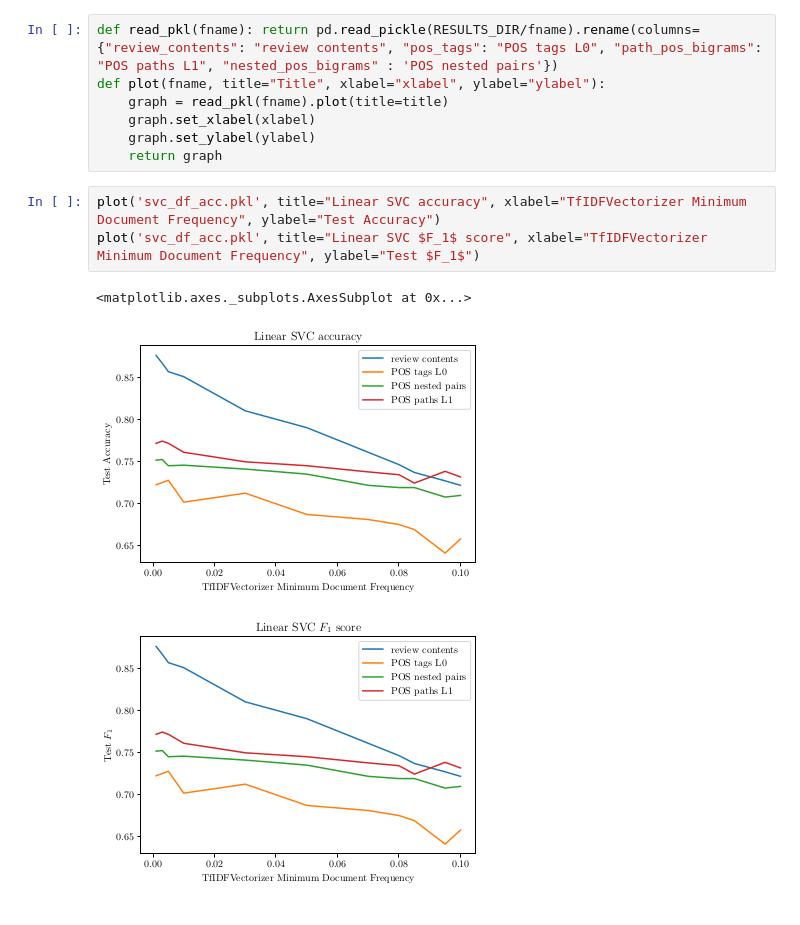
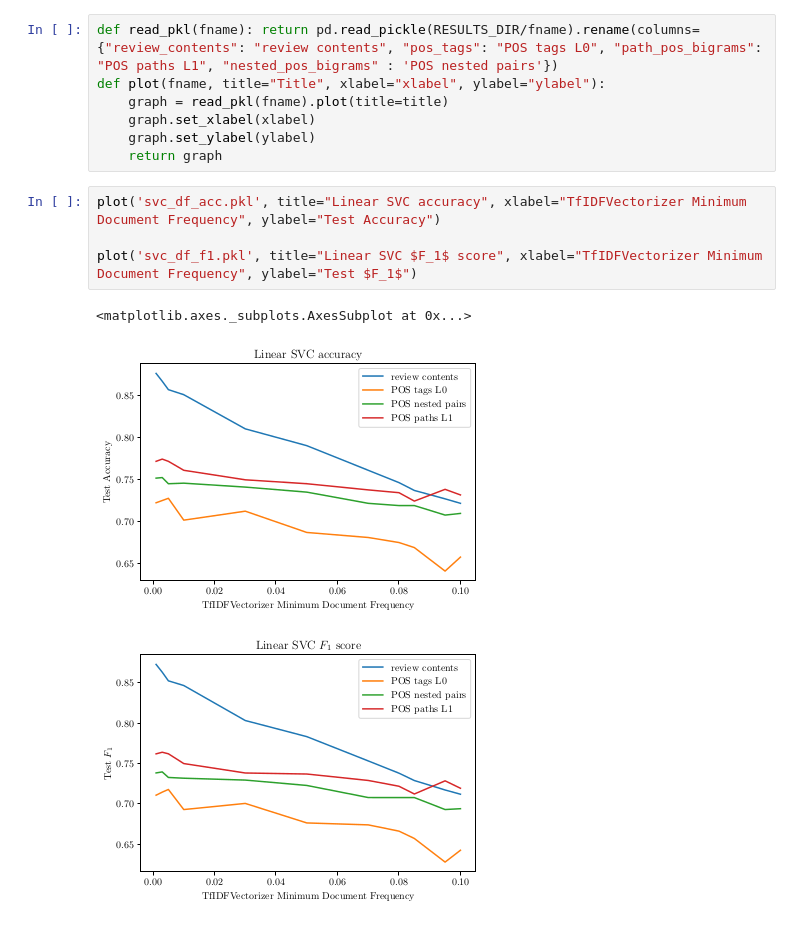
Before and after one commit to rvente/NLP-Final-Project, a Jupyter notebook: Code/orpheus/analysis/generate_charts.ipynb, the cells around one changed output. Saved outputs shown, nothing was run; the diff lists cells and outputs as text.

```diff
--- a/Code/orpheus/analysis/generate_charts.ipynb
+++ b/Code/orpheus/analysis/generate_charts.ipynb
@@ -30,10 +30,11 @@ def plot(fname, title="Title", xlabel="xlabel", ylabel="ylabel"):
     return graph
 # %%
 plot('svc_df_acc.pkl', title="Linear SVC accuracy", xlabel="TfIDFVectorizer Minimum Document Frequency", ylabel="Test Accuracy")
-plot('svc_df_acc.pkl', title="Linear SVC $F_1$ score", xlabel="TfIDFVectorizer Minimum Document Frequency", ylabel="Test $F_1$")
+
+plot('svc_df_f1.pkl', title="Linear SVC $F_1$ score", xlabel="TfIDFVectorizer Minimum Document Frequency", ylabel="Test $F_1$")
 # %% [output]
 <matplotlib.axes._subplots.AxesSubplot at 0x...>
 [figure]
-[figure, old version]
+[figure, new version]
 # %%
 plot('nb_df_acc.pkl', title="Naive Bayes accuracy", xlabel="TfIDFVectorizer Minimum Document Frequency", ylabel="Test Accuracy")
```
Also changed, not shown: parts of 1 cell of this notebook.
